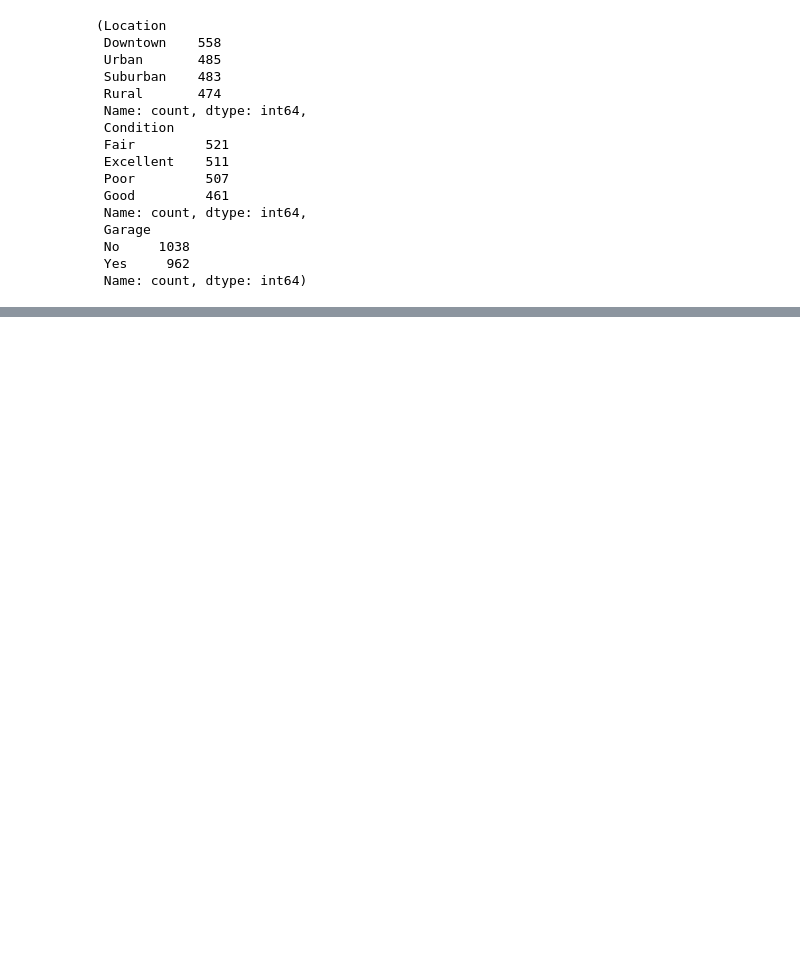
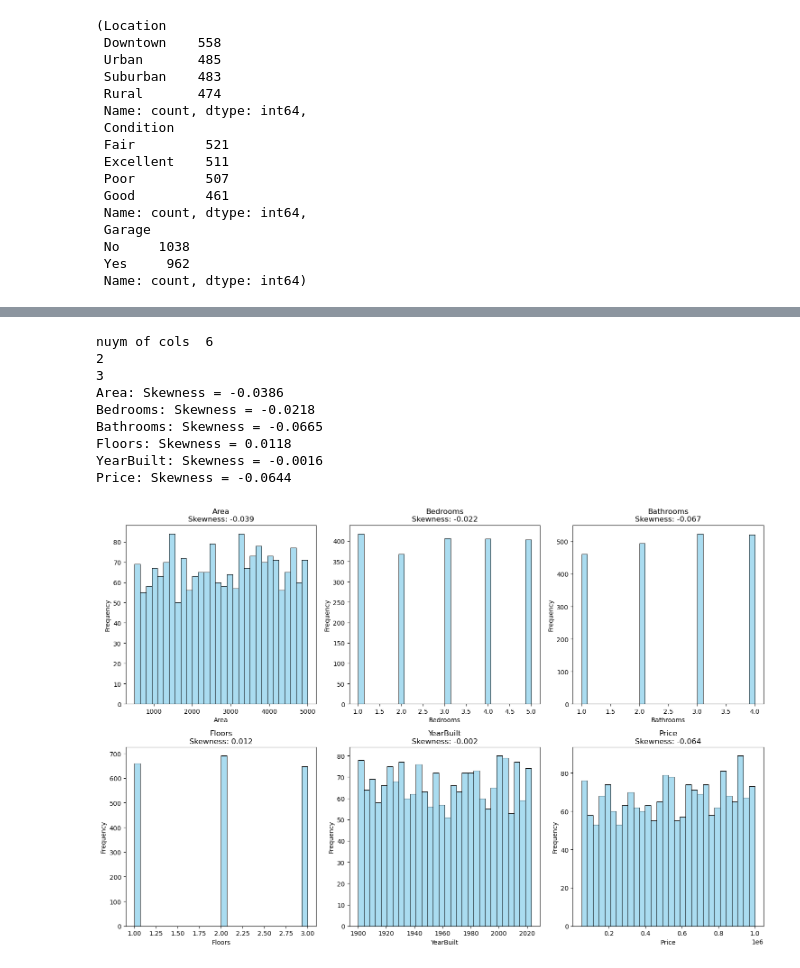
Before and after one commit to Hangthim-web/House-Price-Prediction, a Jupyter notebook: train_model.ipynb, the cells around one changed output, grey strips where cells are left out. Cells and saved outputs as stored; diff of their text form; code cells hidden in the pictures; blank space fills up the shorter version.

```diff
--- a/train_model.ipynb
+++ b/train_model.ipynb
@@ -142,0 +158,41 @@ num_cols = X.select_dtypes("int").columns
+# %%
+cols = df.select_dtypes("int").columns
+n_cols = len(cols)
+print("nuym of cols ",n_cols)
+
+# Calculate grid size
+n_rows = (n_cols + 2) // 3  # 3 columns per row
+print(n_rows)
+n_plot_cols = min(n_cols, 3)
+print(n_plot_cols)
+
+fig, axes = plt.subplots(n_rows, n_plot_cols, figsize=(15, 5*n_rows))
+axes = axes.flatten() if n_cols > 1 else [axes]  # Handle single subplot
+
+for i, col in enumerate(cols):
+    skew_val = df[col].skew()
+    print(f"{col}: Skewness = {skew_val:.4f}")
+
+    sns.histplot(df[col], bins=30, color='skyblue', edgecolor='black',
+                 alpha=0.7, ax=axes[i])
+    axes[i].set_title(f'{col}\nSkewness: {skew_val:.3f}')
+    axes[i].set_xlabel(col)
+    axes[i].set_ylabel('Frequency')
+
+# Hide empty subplots if any
+for j in range(i+1, len(axes)):
+    axes[j].set_visible(False)
+
+plt.tight_layout()
+plt.show()
+# %% [output]
+nuym of cols  6
+2
+3
+Area: Skewness = -0.0386
+Bedrooms: Skewness = -0.0218
+Bathrooms: Skewness = -0.0665
+Floors: Skewness = 0.0118
+YearBuilt: Skewness = -0.0016
+Price: Skewness = -0.0644
+[figure, added]
```
Also changed, not shown: parts of 4 cells of this notebook, 1 other file.
